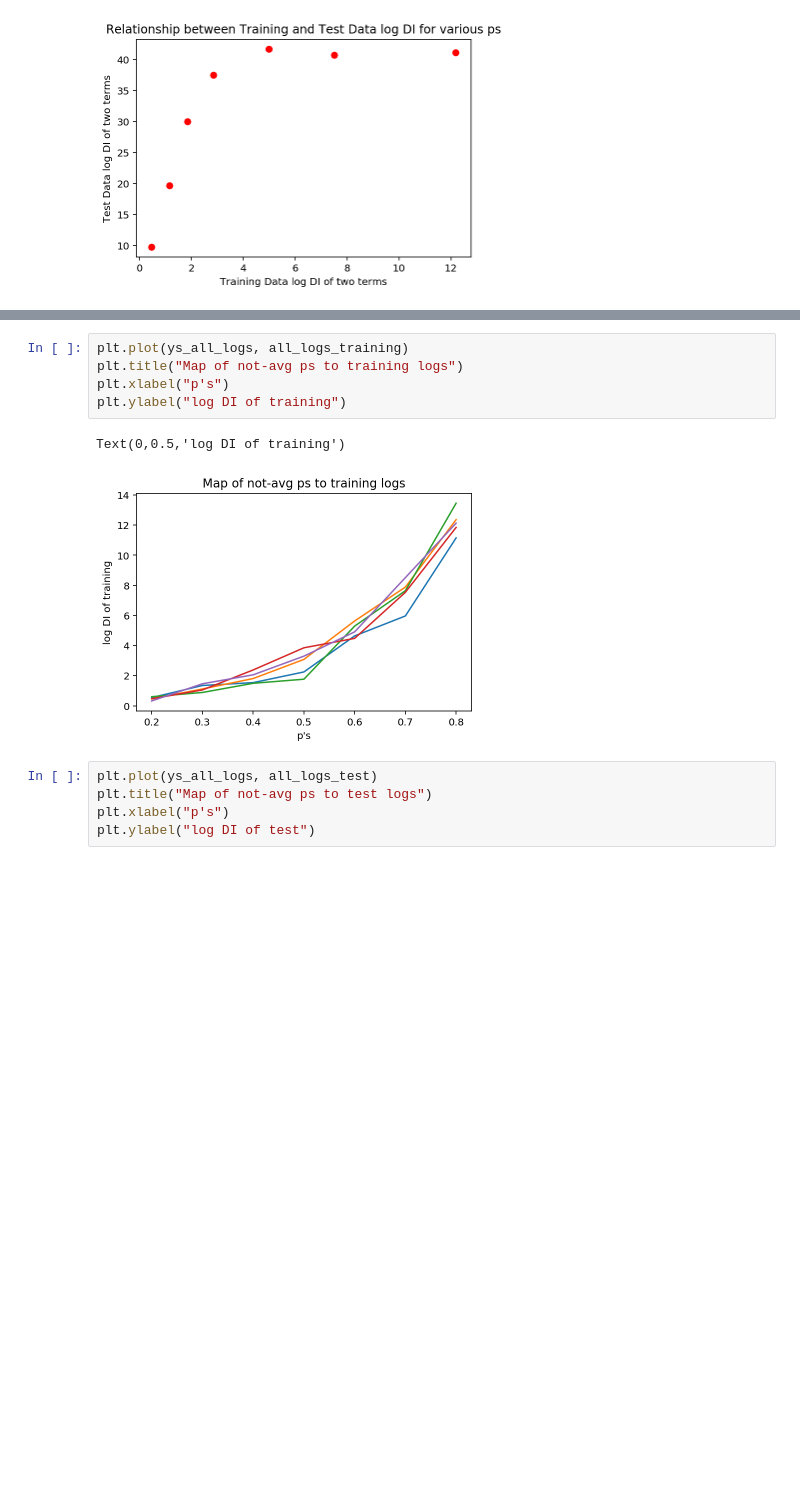
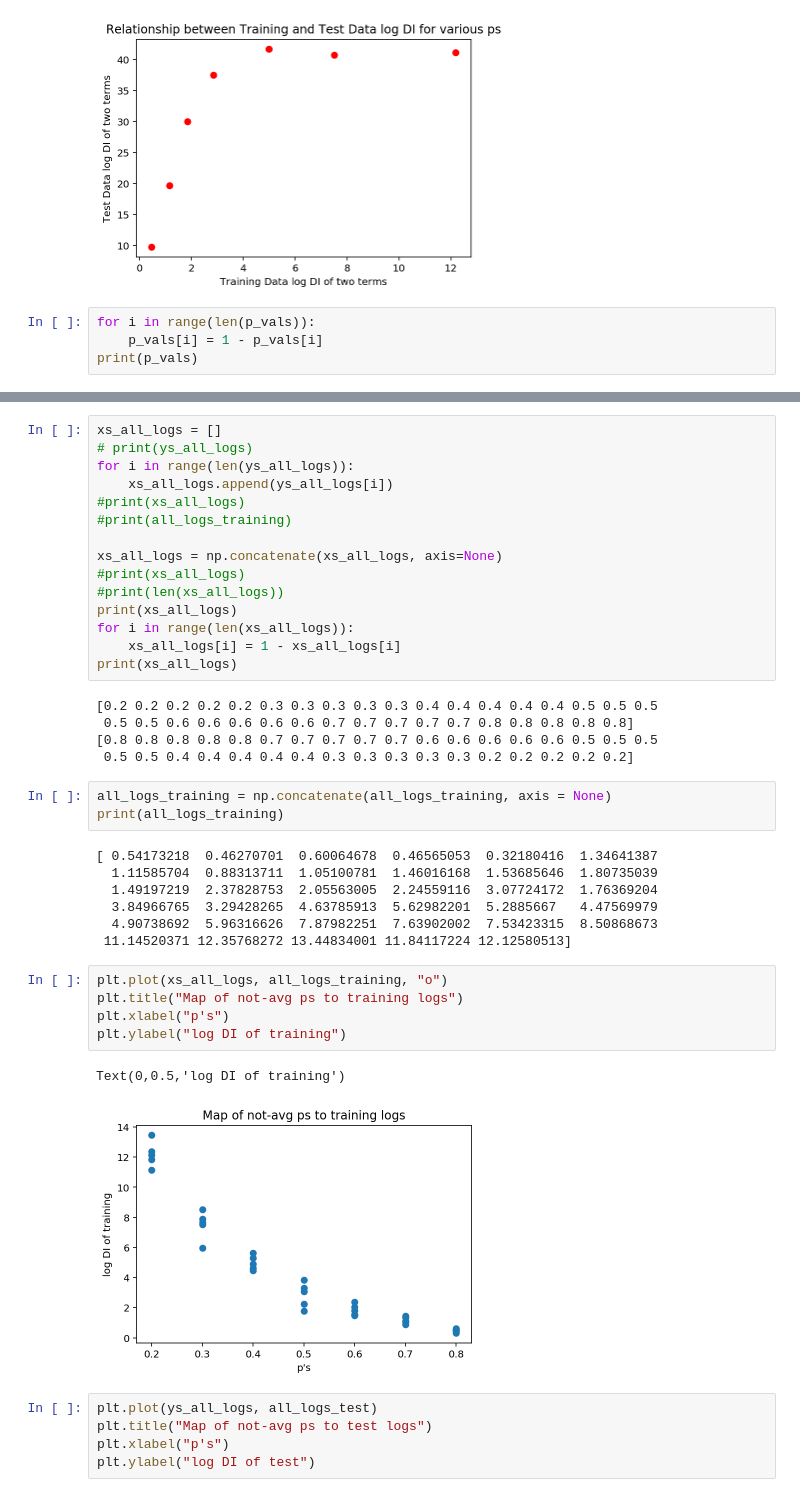
Before and after one commit to nehargupta/cs590_privacy_fairness, a Jupyter notebook: p_to_log_di_v2.ipynb, the cells around one changed output, grey strips where cells are left out. Saved outputs shown, nothing was run; the diff lists cells and outputs as text; blank space fills up the shorter version.

```diff
--- a/p_to_log_di_v2.ipynb
+++ b/p_to_log_di_v2.ipynb
@@ -153,3 +153,7 @@ plt.ylabel("Test Data log DI of two terms")
 # %% [output]
 Text(0,0.5,'Test Data log DI of two terms')
 [figure]
+# %%
+for i in range(len(p_vals)):
+    p_vals[i] = 1 - p_vals[i]
+print(p_vals)
@@ -188,11 +194,41 @@ Text(0,0.5,'log DI of test')
+# %%
+xs_all_logs = []
+# print(ys_all_logs)
+for i in range(len(ys_all_logs)):
+    xs_all_logs.append(ys_all_logs[i])
+#print(xs_all_logs)
+#print(all_logs_training)
+
+xs_all_logs = np.concatenate(xs_all_logs, axis=None)
+#print(xs_all_logs)
+#print(len(xs_all_logs))
+print(xs_all_logs)
+for i in range(len(xs_all_logs)):
+    xs_all_logs[i] = 1 - xs_all_logs[i]
+print(xs_all_logs)
+# %% [output]
+[0.2 0.2 0.2 0.2 0.2 0.3 0.3 0.3 0.3 0.3 0.4 0.4 0.4 0.4 0.4 0.5 0.5 0.5
+ 0.5 0.5 0.6 0.6 0.6 0.6 0.6 0.7 0.7 0.7 0.7 0.7 0.8 0.8 0.8 0.8 0.8]
+[0.8 0.8 0.8 0.8 0.8 0.7 0.7 0.7 0.7 0.7 0.6 0.6 0.6 0.6 0.6 0.5 0.5 0.5
+ 0.5 0.5 0.4 0.4 0.4 0.4 0.4 0.3 0.3 0.3 0.3 0.3 0.2 0.2 0.2 0.2 0.2]
+# %%
+all_logs_training = np.concatenate(all_logs_training, axis = None)
+print(all_logs_training)
+# %% [output]
+[ 0.54173218  0.46270701  0.60064678  0.46565053  0.32180416  1.34641387
+  1.11585704  0.88313711  1.05100781  1.46016168  1.53685646  1.80735039
+  1.49197219  2.37828753  2.05563005  2.24559116  3.07724172  1.76369204
+  3.84966765  3.29428265  4.63785913  5.62982201  5.2885667   4.47569979
+  4.90738692  5.96316626  7.87982251  7.63902002  7.53423315  8.50868673
+ 11.14520371 12.35768272 13.44834001 11.84117224 12.12580513]
 # %%
-plt.plot(ys_all_logs, all_logs_training)
+plt.plot(xs_all_logs, all_logs_training, "o")
 plt.title("Map of not-avg ps to training logs")
 plt.xlabel("p's")
 plt.ylabel("log DI of training")
 # %% [output]
 Text(0,0.5,'log DI of training')
-[figure, old version]
+[figure, new version]
 # %%
 plt.plot(ys_all_logs, all_logs_test)
 plt.title("Map of not-avg ps to test logs")
```
Also changed, not shown: parts of 5 cells of this notebook.
